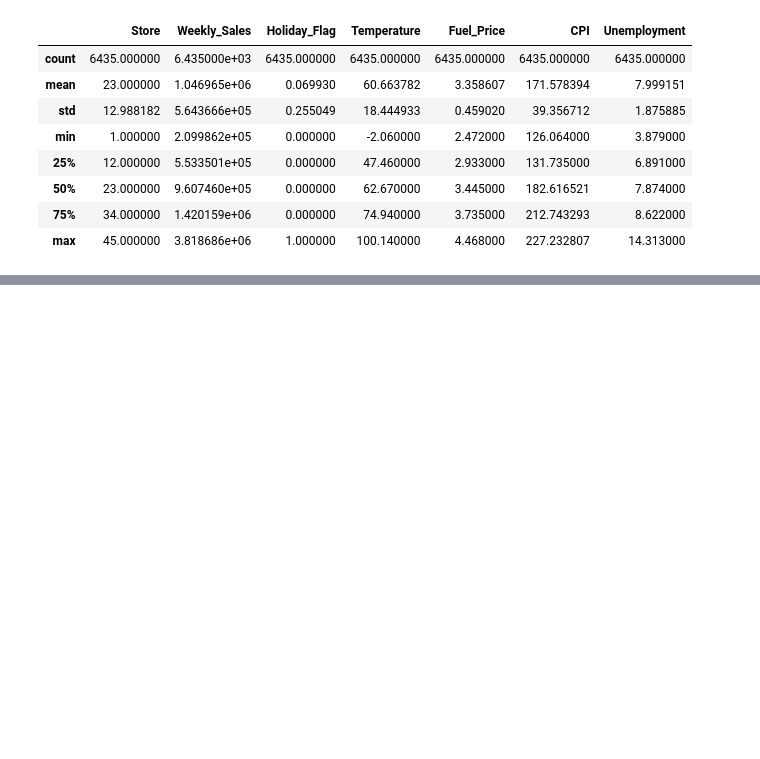
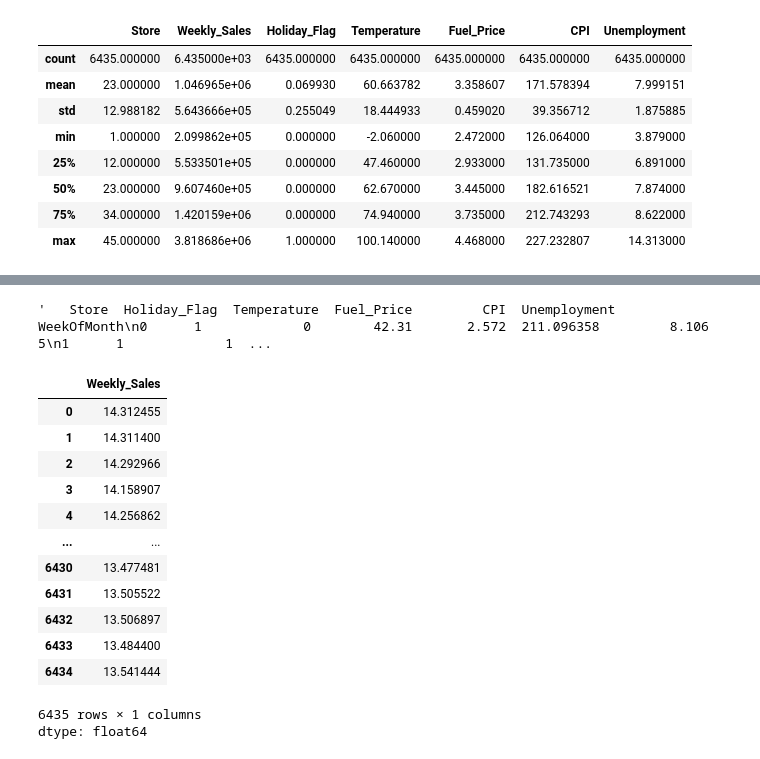
Before and after one commit to yousrabougara/WalmartSalesForecasting, a Jupyter notebook: CatBoost_Optuna.ipynb, the cells around one changed output, grey strips where cells are left out. Saved outputs shown, nothing was run; the diff lists cells and outputs as text; code cells hidden in the pictures; blank space fills up the shorter version.

```diff
--- a/CatBoost_Optuna.ipynb
+++ b/CatBoost_Optuna.ipynb
@@ -121,0 +82,27 @@ df['Lag_4'] = df.groupby('Store')['Weekly_Sales'].shift(4)  # Lag de trois semai
+# %%
+X=df.drop(['Date', 'Weekly_Sales'], axis=1)
+Y=df['Weekly_Sales']
+X.head().to_string()
+# %% [output]
+'   Store  Holiday_Flag  Temperature  Fuel_Price         CPI  Unemployment  WeekOfMonth\n0      1             0        42.31       2.572  211.096358         8.106            5\n1      1             1  ...
+# %%
+from sklearn.preprocessing import StandardScaler
+scaler = StandardScaler()
+scaled_data = scaler.fit_transform(X, Y.values.reshape(-1, 1))
+Y = np.log(Y)
+Y
+# %% [output]
+|  | Weekly_Sales |
+| 0 | 14.312455 |
+| 1 | 14.311400 |
+| 2 | 14.292966 |
+| 3 | 14.158907 |
+| 4 | 14.256862 |
+| ... | ... |
+| 6430 | 13.477481 |
+| 6431 | 13.505522 |
+| 6432 | 13.506897 |
+| 6433 | 13.484400 |
+| 6434 | 13.541444 |
+6435 rows × 1 columns
+dtype: float64
```
Also changed, not shown: parts of 38 cells of this notebook.
